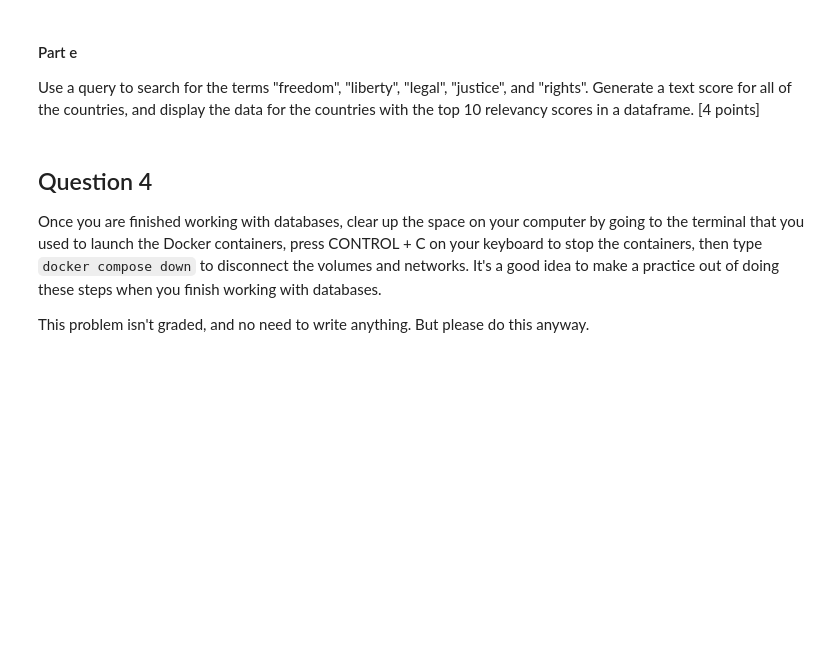
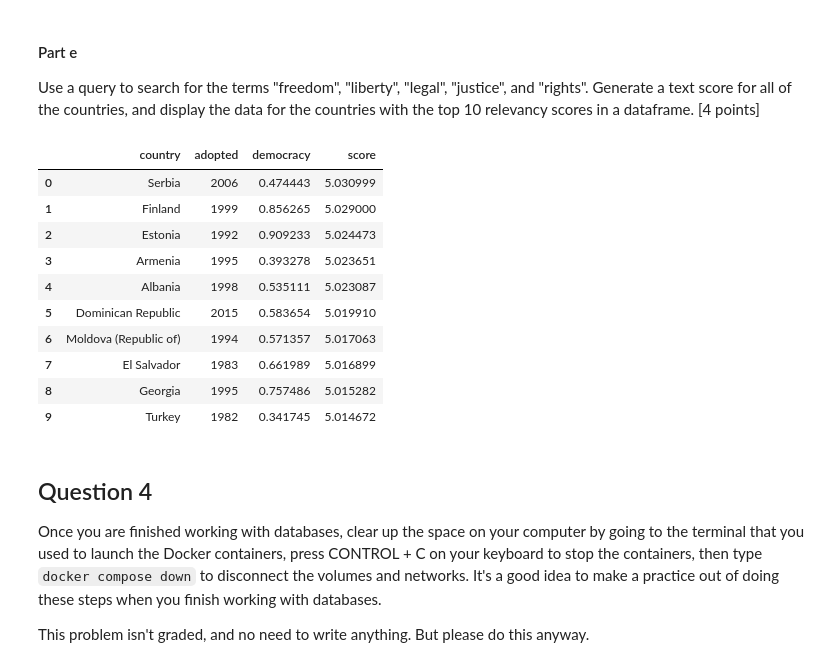
Before and after one commit to aidan-dowd/ds6001databases, a Jupyter notebook: labassignment7.ipynb, the cells around one changed output. Cells and saved outputs as stored; diff of their text form; code cells hidden in the pictures; blank space fills up the shorter version.

```diff
--- a/labassignment7.ipynb
+++ b/labassignment7.ipynb
@@ -516,6 +777,26 @@ Set the `text` field in the database as a text index. Then query the database to
 # %% [markdown]
 #### Part e
 Use a query to search for the terms "freedom", "liberty", "legal", "justice", and "rights". Generate a text score for all of the countries, and display the data for the countries with the top 10 relevancy scores in a dataframe.  [4 points]
+# %%
+terms = const_coll.find(
+    {'$text': {'$search': 'freedom liberty legal justice rights'}},
+    {'_id': 0, 'country': 1, 'adopted': 1, 'democracy': 1,
+     'score': {'$meta': 'textScore'}}
+).sort([('score', {'$meta': 'textScore'})]).limit(10)
+
+pd.DataFrame(list(terms))
+# %% [output]
+|  | country | adopted | democracy | score |
+| 0 | Serbia | 2006 | 0.474443 | 5.030999 |
+| 1 | Finland | 1999 | 0.856265 | 5.029000 |
+| 2 | Estonia | 1992 | 0.909233 | 5.024473 |
+| 3 | Armenia | 1995 | 0.393278 | 5.023651 |
+| 4 | Albania | 1998 | 0.535111 | 5.023087 |
+| 5 | Dominican Republic | 2015 | 0.583654 | 5.019910 |
+| 6 | Moldova (Republic of) | 1994 | 0.571357 | 5.017063 |
+| 7 | El Salvador | 1983 | 0.661989 | 5.016899 |
+| 8 | Georgia | 1995 | 0.757486 | 5.015282 |
+| 9 | Turkey | 1982 | 0.341745 | 5.014672 |
 # %% [markdown]
 ## Question 4
 Once you are finished working with databases, clear up the space on your computer by going to the terminal that you used to launch the Docker containers, press CONTROL + C on your keyboard to stop the containers, then type `docker compose down` to disconnect the volumes and networks. It's a good idea to make a practice out of doing these steps when you finish working with databases.
```
Also changed, not shown: parts of 17 cells of this notebook, 3 other files.
